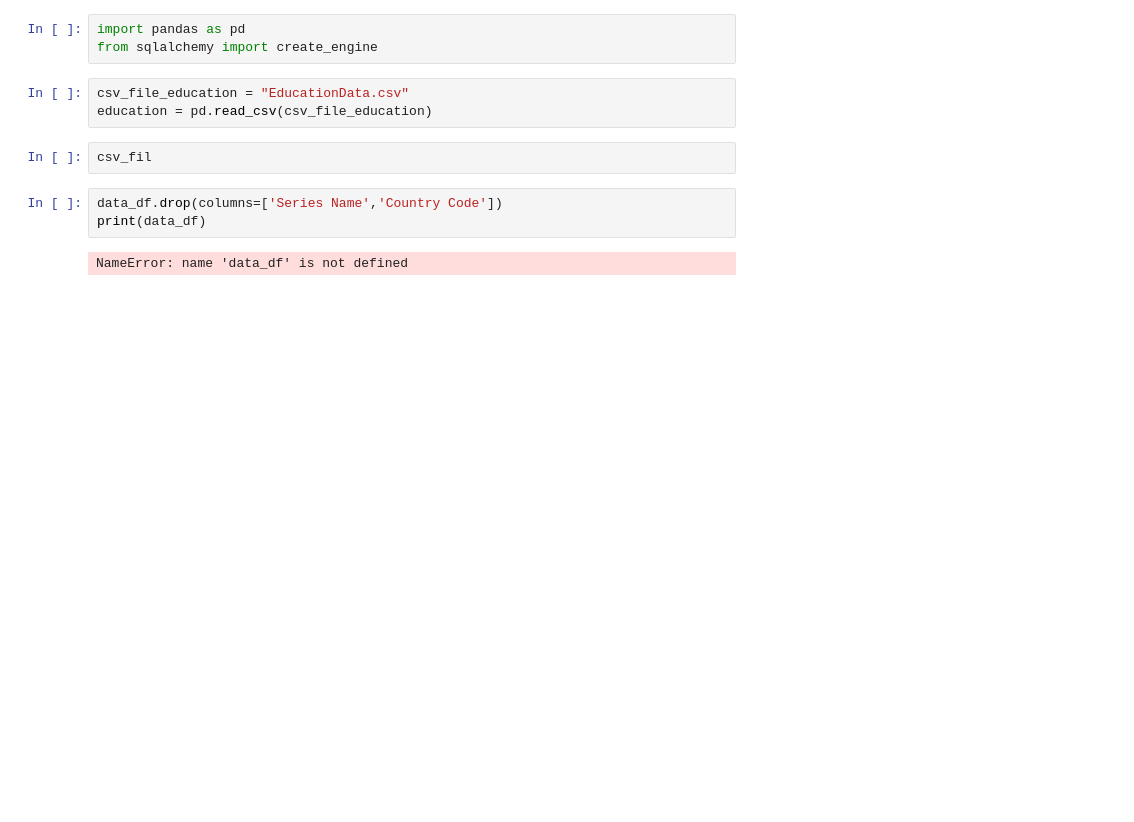
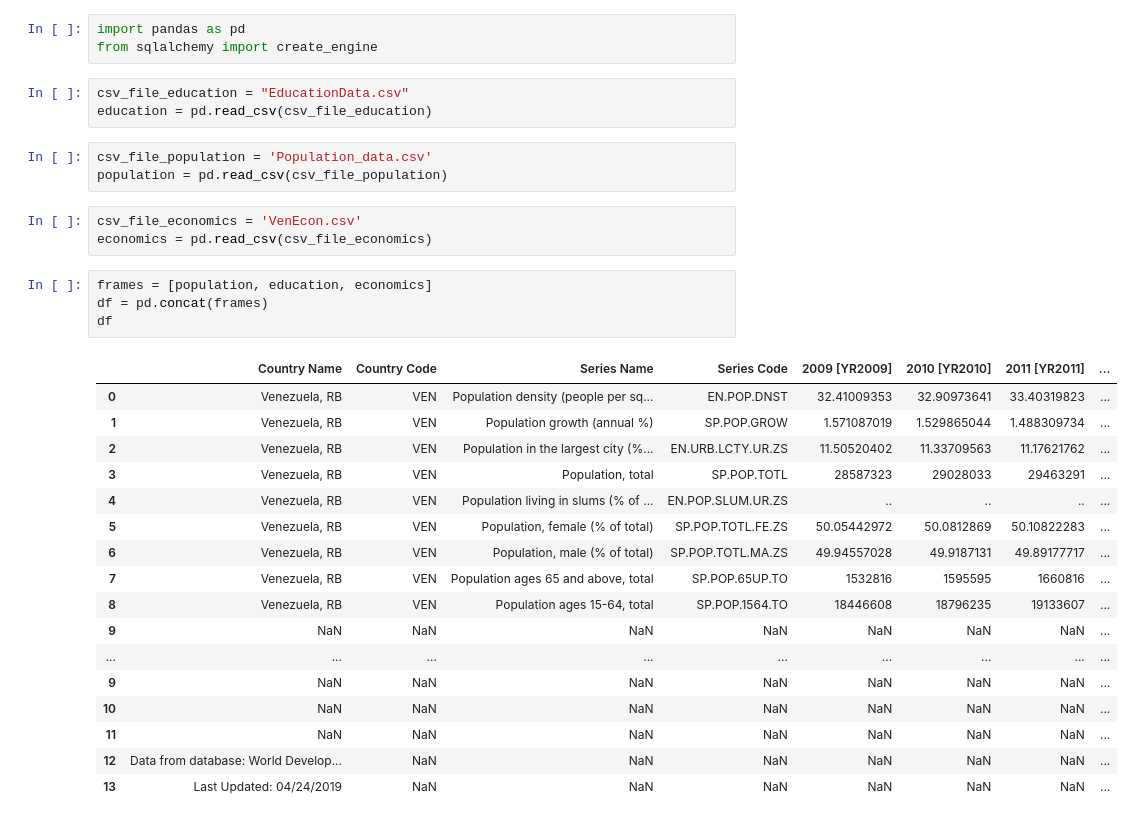
Before and after one commit to erikaplarsen/ETL-Project, a Jupyter notebook: WorldBankNotebook.ipynb, the cells around one changed output. Saved outputs shown, nothing was run; the diff lists cells and outputs as text; blank space fills up the shorter version.

Commit message:
concatted dfs

```diff
--- a/WorldBankNotebook.ipynb
+++ b/WorldBankNotebook.ipynb
@@ -4,10 +4,31 @@ from sqlalchemy import create_engine
 # %%
 csv_file_education = "EducationData.csv"
 education = pd.read_csv(csv_file_education)
-# %%
-csv_fil
-# %%
-data_df.drop(columns=['Series Name','Country Code'])
-print(data_df)
-# %% [output]
-NameError: name 'data_df' is not defined
+# %%
+csv_file_population = 'Population_data.csv'
+population = pd.read_csv(csv_file_population)
+# %%
+csv_file_economics = 'VenEcon.csv'
+economics = pd.read_csv(csv_file_economics)
+# %%
+frames = [population, education, economics]
+df = pd.concat(frames)
+df
+# %% [output]
+|  | Country Name | Country Code | Series Name | Series Code | 2009 [YR2009] | 2010 [YR2010] | 2011 [YR2011] | ... |
+| 0 | Venezuela, RB | VEN | Population density (people per sq... | EN.POP.DNST | 32.41009353 | 32.90973641 | 33.40319823 | ... |
+| 1 | Venezuela, RB | VEN | Population growth (annual %) | SP.POP.GROW | 1.571087019 | 1.529865044 | 1.488309734 | ... |
+| 2 | Venezuela, RB | VEN | Population in the largest city (%... | EN.URB.LCTY.UR.ZS | 11.50520402 | 11.33709563 | 11.17621762 | ... |
+| 3 | Venezuela, RB | VEN | Population, total | SP.POP.TOTL | 28587323 | 29028033 | 29463291 | ... |
+| 4 | Venezuela, RB | VEN | Population living in slums (% of ... | EN.POP.SLUM.UR.ZS | .. | .. | .. | ... |
+| 5 | Venezuela, RB | VEN | Population, female (% of total) | SP.POP.TOTL.FE.ZS | 50.05442972 | 50.0812869 | 50.10822283 | ... |
+| 6 | Venezuela, RB | VEN | Population, male (% of total) | SP.POP.TOTL.MA.ZS | 49.94557028 | 49.9187131 | 49.89177717 | ... |
+| 7 | Venezuela, RB | VEN | Population ages 65 and above, total | SP.POP.65UP.TO | 1532816 | 1595595 | 1660816 | ... |
+| 8 | Venezuela, RB | VEN | Population ages 15-64, total | SP.POP.1564.TO | 18446608 | 18796235 | 19133607 | ... |
+| 9 | NaN | NaN | NaN | NaN | NaN | NaN | NaN | ... |
+| ... | ... | ... | ... | ... | ... | ... | ... | ... |
+| 9 | NaN | NaN | NaN | NaN | NaN | NaN | NaN | ... |
+| 10 | NaN | NaN | NaN | NaN | NaN | NaN | NaN | ... |
+| 11 | NaN | NaN | NaN | NaN | NaN | NaN | NaN | ... |
+| 12 | Data from database: World Develop... | NaN | NaN | NaN | NaN | NaN | NaN | ... |
+| 13 | Last Updated: 04/24/2019 | NaN | NaN | NaN | NaN | NaN | NaN | ... |
```
Also changed, not shown: 2 other files.
